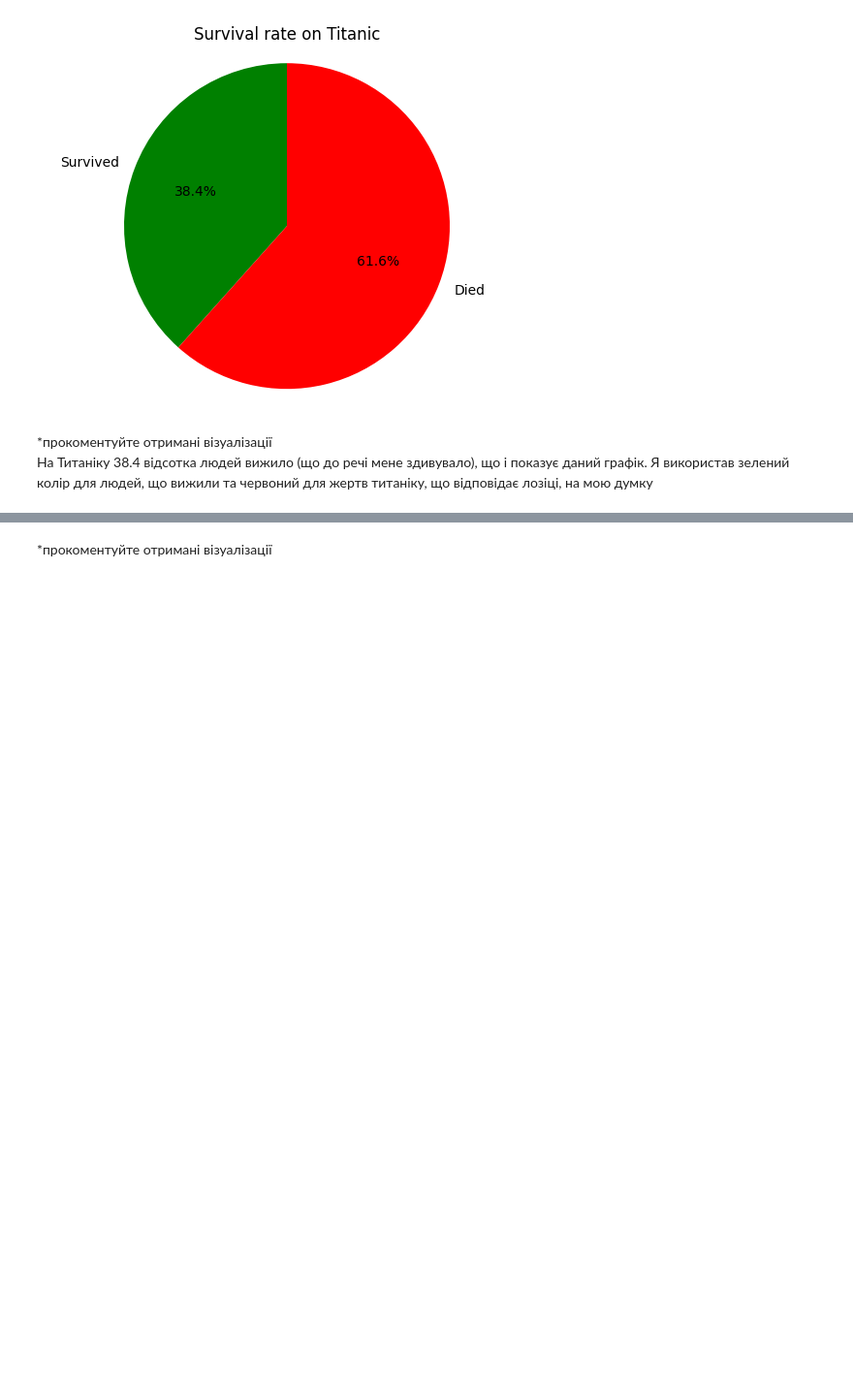
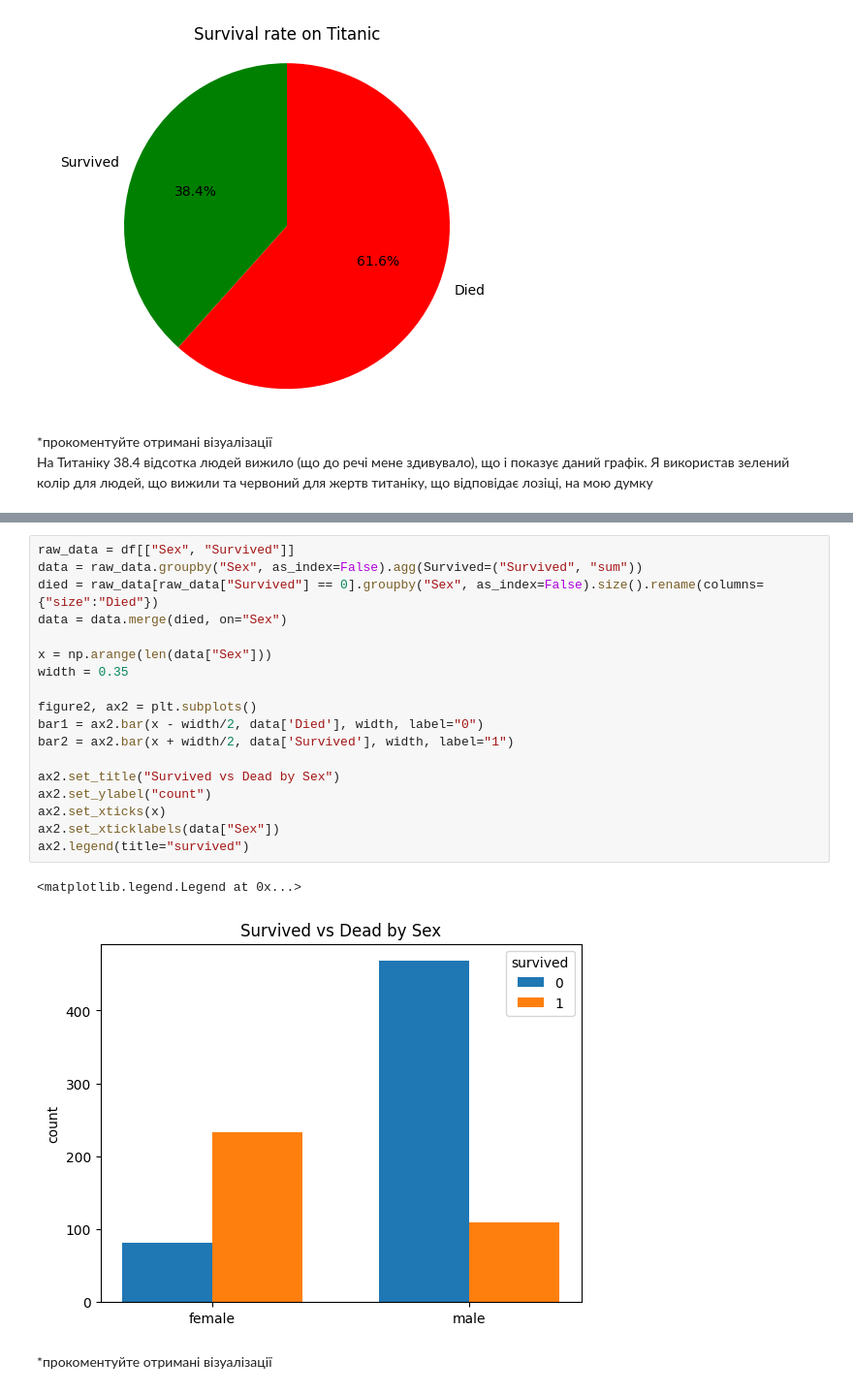
Before and after one commit to MaFiN1337/python-for-big-data-and-data-science, a Jupyter notebook: python_practice_10_2025.ipynb, the cells around one changed output, grey strips where cells are left out. Shown at 97% size. Saved outputs shown, nothing was run; the diff lists cells and outputs as text; blank space fills up the shorter version.

```diff
--- a/python_practice_10_2025.ipynb
+++ b/python_practice_10_2025.ipynb
@@ -70,6 +71,27 @@ plt.show()
 
 
 ![image.png](embedded-picture-1)
+# %%
+raw_data = df[["Sex", "Survived"]]
+data = raw_data.groupby("Sex", as_index=False).agg(Survived=("Survived", "sum"))
+died = raw_data[raw_data["Survived"] == 0].groupby("Sex", as_index=False).size().rename(columns={"size":"Died"})
+data = data.merge(died, on="Sex")
+
+x = np.arange(len(data["Sex"]))
+width = 0.35
+
+figure2, ax2 = plt.subplots()
+bar1 = ax2.bar(x - width/2, data['Died'], width, label="0")
+bar2 = ax2.bar(x + width/2, data['Survived'], width, label="1")
+
+ax2.set_title("Survived vs Dead by Sex")
+ax2.set_ylabel("count")
+ax2.set_xticks(x)
+ax2.set_xticklabels(data["Sex"])
+ax2.legend(title="survived")
+# %% [output]
+<matplotlib.legend.Legend at 0x...>
+[figure, added]
 # %% [markdown]
 *прокоментуйте отримані візуалізації
 # %% [markdown]
```
Also changed, not shown: parts of 1 cell of this notebook.
